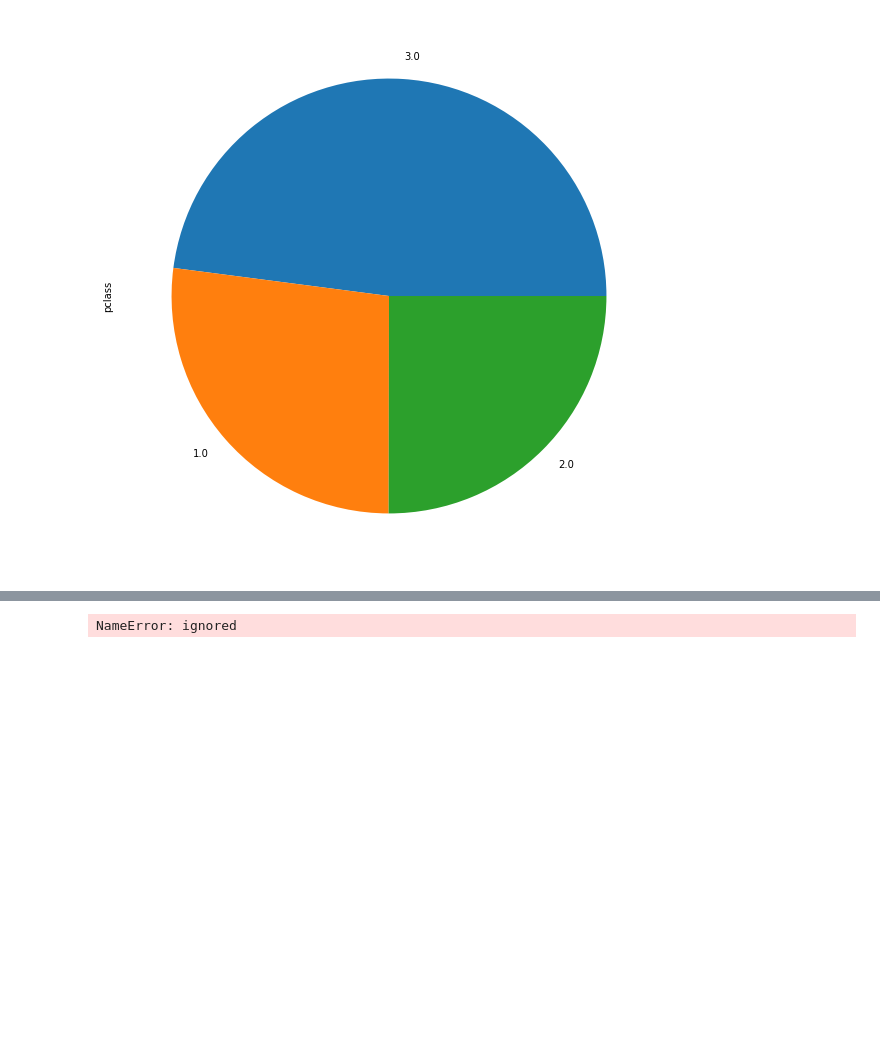
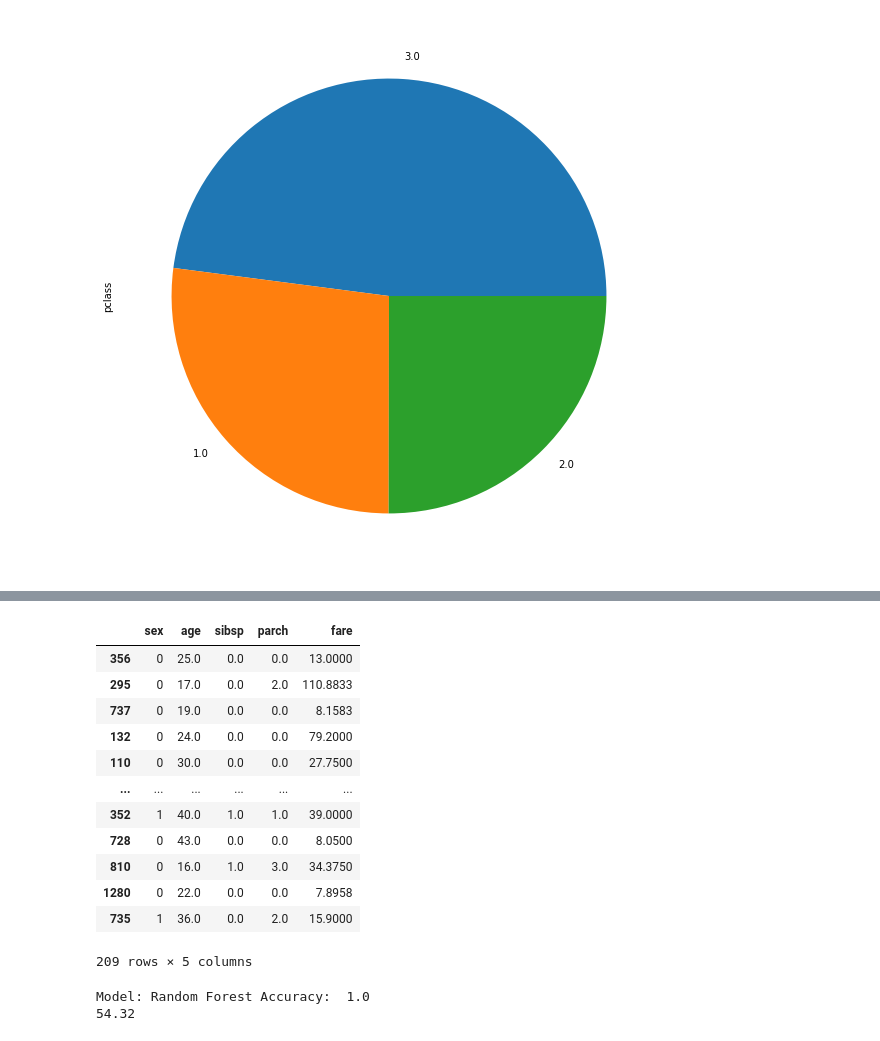
Before and after one commit to rlmaxon/Titanic, a Jupyter notebook: titanic.ipynb, the cells around one changed output, grey strips where cells are left out. Saved outputs shown, nothing was run; the diff lists cells and outputs as text; code cells hidden in the pictures; blank space fills up the shorter version.

```diff
--- a/titanic.ipynb
+++ b/titanic.ipynb
@@ -172,4 +242,16 @@ X_test
 # %%
-X_test = X_test.drop('survived', axis=1)
+X_test.drop('survived', axis=1)
 # %% [output]
+|  | sex | age | sibsp | parch | fare |
+| 356 | 0 | 25.0 | 0.0 | 0.0 | 13.0000 |
+| 295 | 0 | 17.0 | 0.0 | 2.0 | 110.8833 |
+| 737 | 0 | 19.0 | 0.0 | 0.0 | 8.1583 |
+| 132 | 0 | 24.0 | 0.0 | 0.0 | 79.2000 |
+| 110 | 0 | 30.0 | 0.0 | 0.0 | 27.7500 |
+| ... | ... | ... | ... | ... | ... |
+| 352 | 1 | 40.0 | 1.0 | 1.0 | 39.0000 |
+| 728 | 0 | 43.0 | 0.0 | 0.0 | 8.0500 |
+| 810 | 0 | 16.0 | 1.0 | 3.0 | 34.3750 |
+| 1280 | 0 | 22.0 | 0.0 | 0.0 | 7.8958 |
+| 735 | 1 | 36.0 | 0.0 | 2.0 | 15.9000 |
-NameError: ignored
+209 rows × 5 columns
@@ -180,7 +260,7 @@ forest = RandomForestClassifier(n_estimators=50,  max_depth=9, criterion='entrop
                                  min_samples_leaf=1,random_state =57)
 forest.fit(X_train, y_train)
 
-forest_accuracy = cross_val_score(forest, X_train, y_train,  cv = 20).mean()
+forest_accuracy = cross_val_score(forest, X_train, Y_train,  cv = 20).mean()
 
 print('Model: Random Forest Accuracy: ', forest_accuracy)
 
@@ -189,3 +269,6 @@ print('Model: Random Forest Accuracy: ', forest_accuracy)
 forest.score(X_train, Y_train)
 acc_random_forest = round(forest.score(X_train, Y_train) * 100, 2)
 print(acc_random_forest)
+# %% [output]
+Model: Random Forest Accuracy:  1.0
+54.32
```
Also changed, not shown: parts of 15 cells of this notebook.
